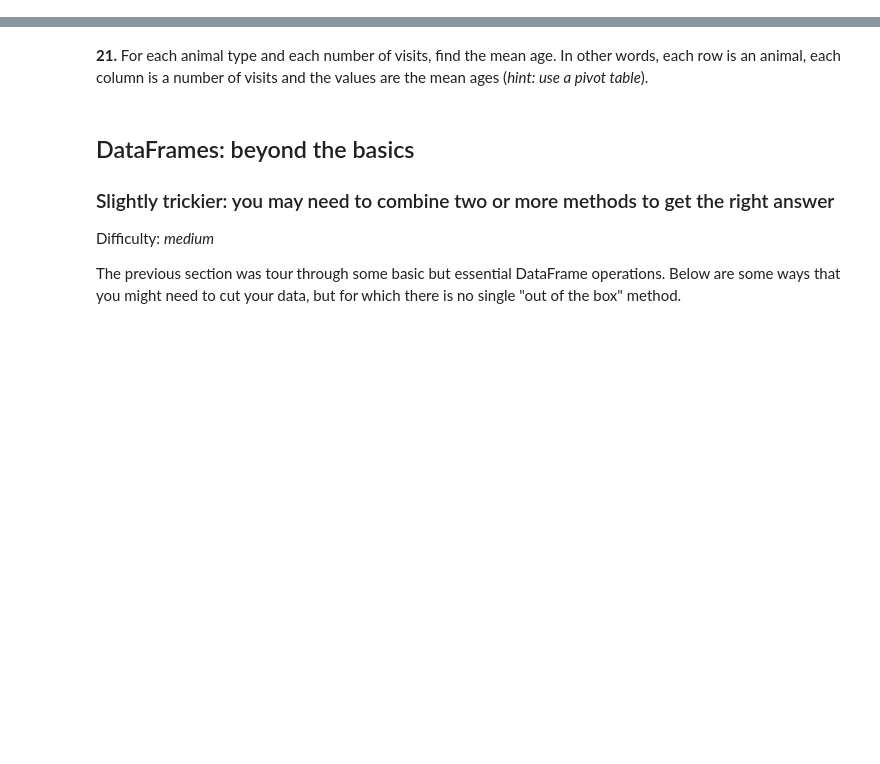
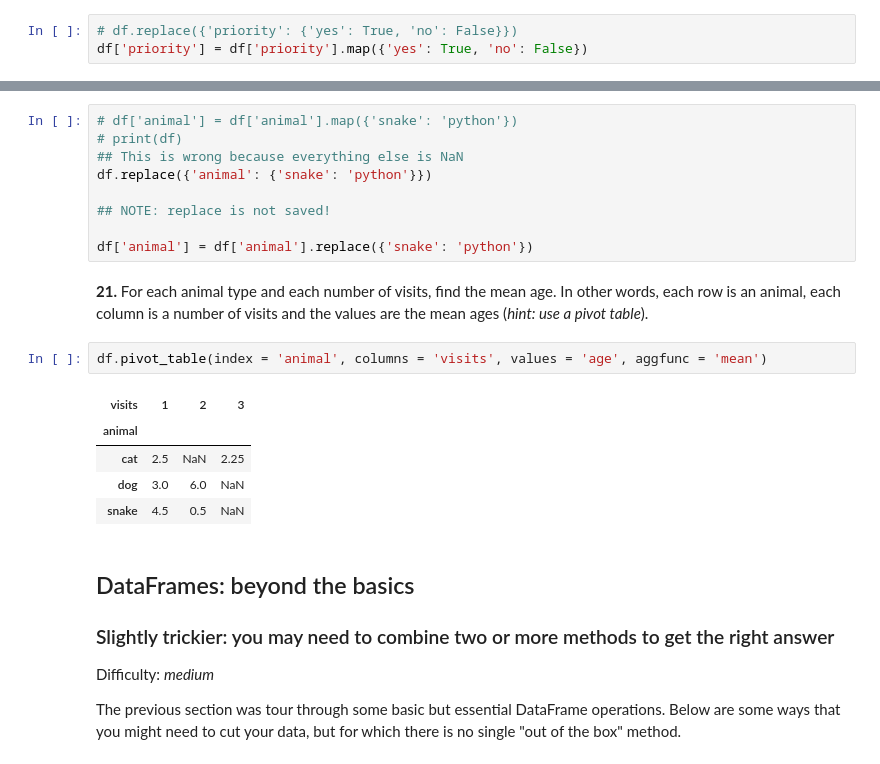
Before and after one commit to DecoderLiu/100-pandas-puzzles, a Jupyter notebook: 100-pandas-puzzles.ipynb, the cells around one changed output, grey strips where cells are left out. Saved outputs shown, nothing was run; the diff lists cells and outputs as text; blank space fills up the shorter version.

```diff
--- a/100-pandas-puzzles.ipynb
+++ b/100-pandas-puzzles.ipynb
@@ -277,10 +277,30 @@ df.sort_values(by = ['age', 'visits'], ascending = [False, True])
 | d | dog | NaN | 3 | yes |
 # %% [markdown]
 **19.** The 'priority' column contains the values 'yes' and 'no'. Replace this column with a column of boolean values: 'yes' should be `True` and 'no' should be `False`.
+# %%
+# df.replace({'priority': {'yes': True, 'no': False}})
+df['priority'] = df['priority'].map({'yes': True, 'no': False})
 # %% [markdown]
 **20.** In the 'animal' column, change the 'snake' entries to 'python'.
+# %%
+# df['animal'] = df['animal'].map({'snake': 'python'})
+# print(df)
+## This is wrong because everything else is NaN
+df.replace({'animal': {'snake': 'python'}})
+
+## NOTE: replace is not saved!
+
+df['animal'] = df['animal'].replace({'snake': 'python'})
 # %% [markdown]
 **21.** For each animal type and each number of visits, find the mean age. In other words, each row is an animal, each column is a number of visits and the values are the mean ages (*hint: use a pivot table*).
+# %%
+df.pivot_table(index = 'animal', columns = 'visits', values = 'age', aggfunc = 'mean')
+# %% [output]
+| visits | 1 | 2 | 3 |
+| animal |  |  |  |
+| cat | 2.5 | NaN | 2.25 |
+| dog | 3.0 | 6.0 | NaN |
+| snake | 4.5 | 0.5 | NaN |
 # %% [markdown]
 ## DataFrames: beyond the basics
 
```
